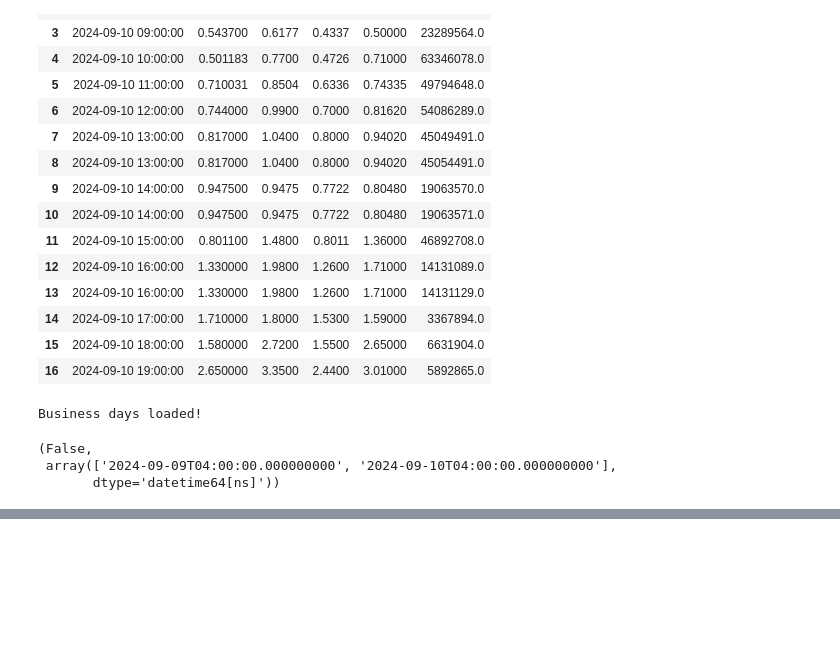
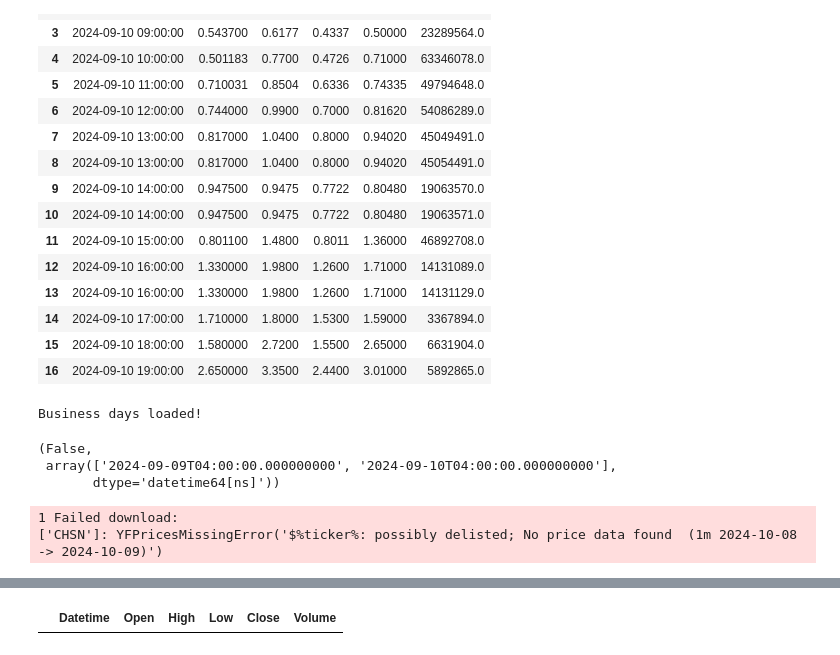
Before and after one commit to gcfc/money-tree, a Jupyter notebook: scratch_python.ipynb, the cells around one changed output, grey strips where cells are left out. Drawn from its saved outputs; the diff is of its cells as text; code cells hidden in the pictures; blank space fills up the shorter version.

Commit message:
Bug fixes in download and sleep

```diff
--- a/scratch_python.ipynb
+++ b/scratch_python.ipynb
@@ -364,3 +364,9 @@ Business days loaded!
 (False,
  array(['2024-09-09T04:00:00.000000000', '2024-09-10T04:00:00.000000000'],
        dtype='datetime64[ns]'))
+# %%
+from download import *
+(download_from_yf("CHSN", "1m", dt.date(2024,10,8), dt.date(2024,10,8)))
+# %% [output]
+1 Failed download:
+['CHSN']: YFPricesMissingError('$%ticker%: possibly delisted; No price data found  (1m 2024-10-08 -> 2024-10-09)')
@@ -366,0 +375 @@ Business days loaded!
+|  | Datetime | Open | High | Low | Close | Volume |
```
Also changed, not shown: parts of 1 cell of this notebook, 2 other files.
